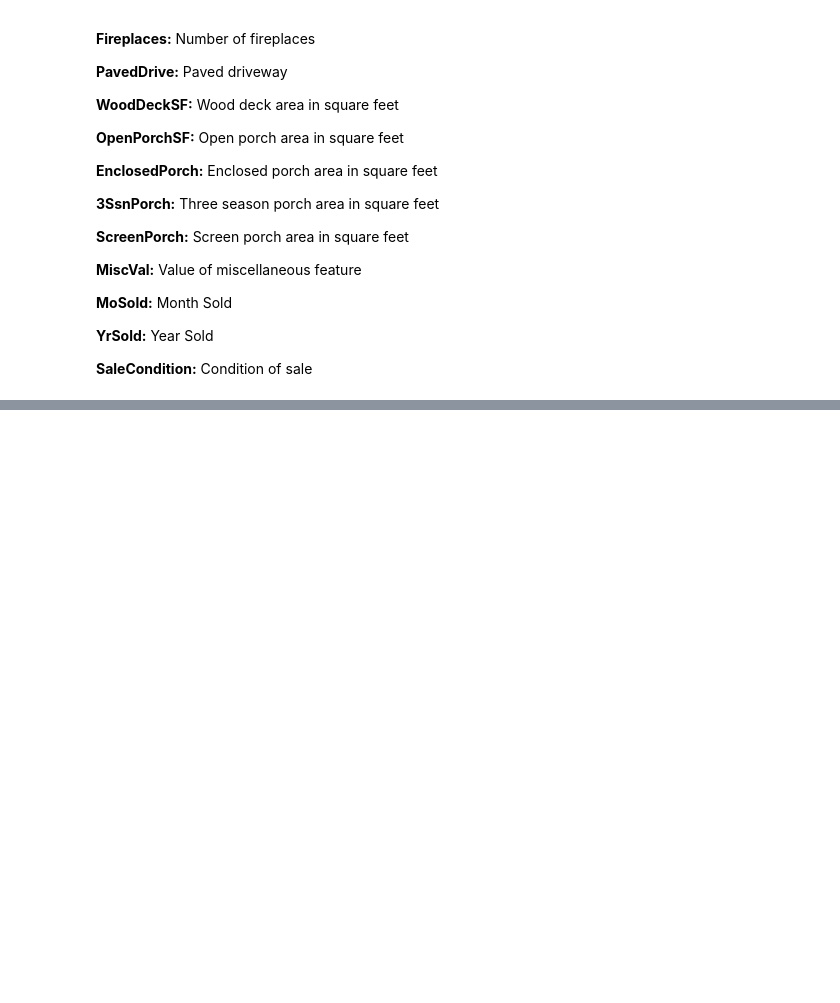
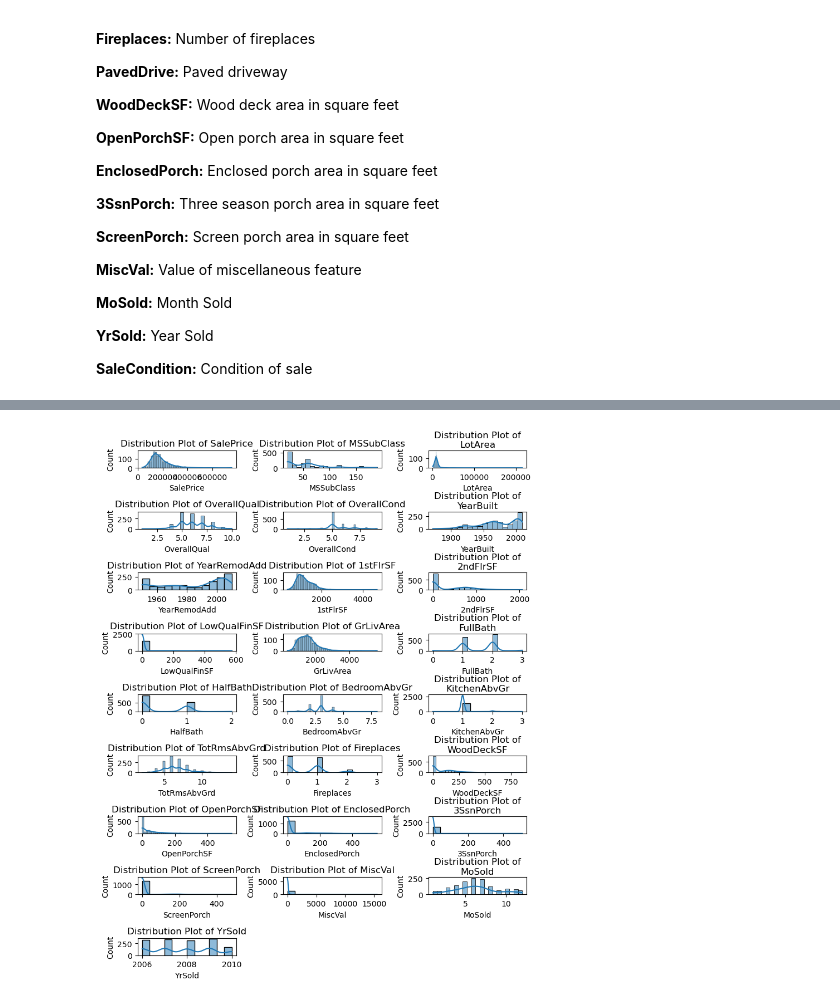
Before and after one commit to FoxDavenport/PIC16BFinalProject, a Jupyter notebook: FinalProject16B.ipynb, the cells around one changed output, grey strips where cells are left out. Drawn from its saved outputs; the diff is of its cells as text; code cells hidden in the pictures; blank space fills up the shorter version.

```diff
--- a/FinalProject16B.ipynb
+++ b/FinalProject16B.ipynb
@@ -251,0 +254,14 @@ We still do not know exactly what units some of these numerical features are in.
+# %%
+# Create empty lists to store our numeric and categoical variables
+numeric_vars = []
+categorical_vars = []
+
+# Loop through the columns of the dataframe, if the type of the column is int or float, it is numeric. if not, it is categorical
+for col in train_data.columns:
+    if train_data[col].dtype == np.float64 or train_data[col].dtype == np.int64:
+        numeric_vars.append(col)
+    else:
+        categorical_vars.append(col)
+
+print('Numeric variables:', numeric_vars)
+print('Categorical variables:', categorical_vars)
@@ -251,0 +285,28 @@ We still do not know exactly what units some of these numerical features are in.
+# %%
+# Want to plot our distribution plots. Credits to code goes to sample 16B Project
+
+# Get the number of rows and cols
+n_cols = len(numeric_vars)
+n_rows = int(np.ceil(n_cols / 3))
+
+# set up the plot
+fig, axes = plt.subplots(n_rows, 3, figsize=(8, 10))
+
+# Loop through the numeric variables and plot the distributions
+for i, col in enumerate(numeric_vars):
+    row_idx = i // 3
+    col_idx = i % 3
+    sns.histplot(train_data[col], ax=axes[row_idx, col_idx], kde=True)
+
+    axes[row_idx, col_idx].set_title(f"Distribution Plot of {col}", wrap=True)
+    axes[row_idx, col_idx].set_xlabel(col)
+
+# format the plot
+for i in range(n_cols, n_rows*3):
+    fig.delaxes(axes.flatten()[i])
+
+fig.tight_layout()
+
+plt.show()
+# %% [output]
+[figure, added]
```
Also changed, not shown: parts of 13 cells of this notebook.
